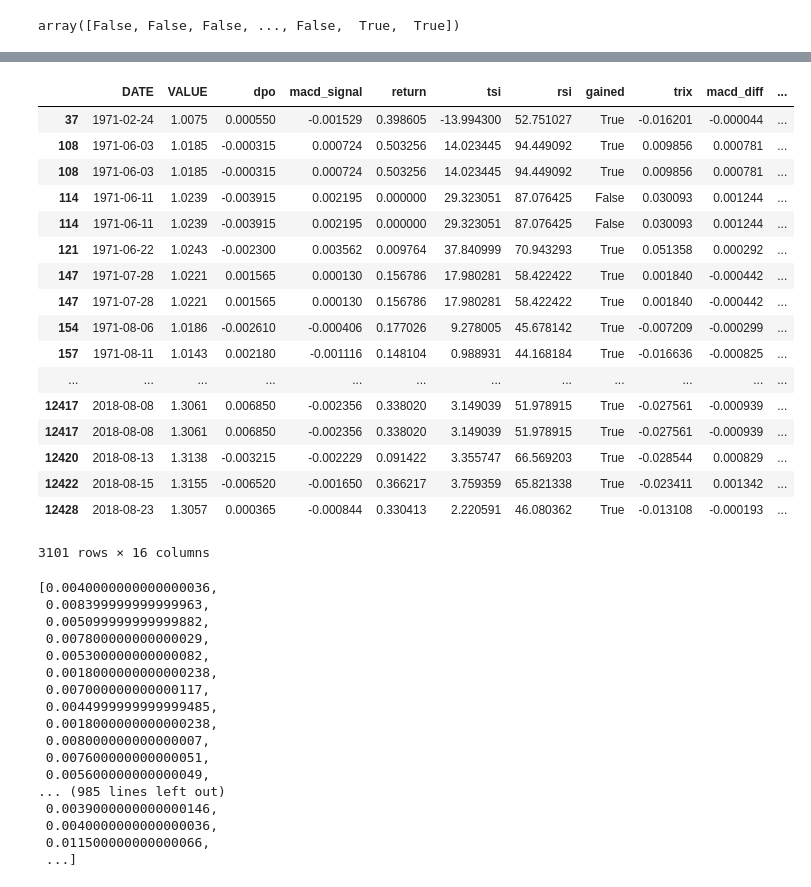
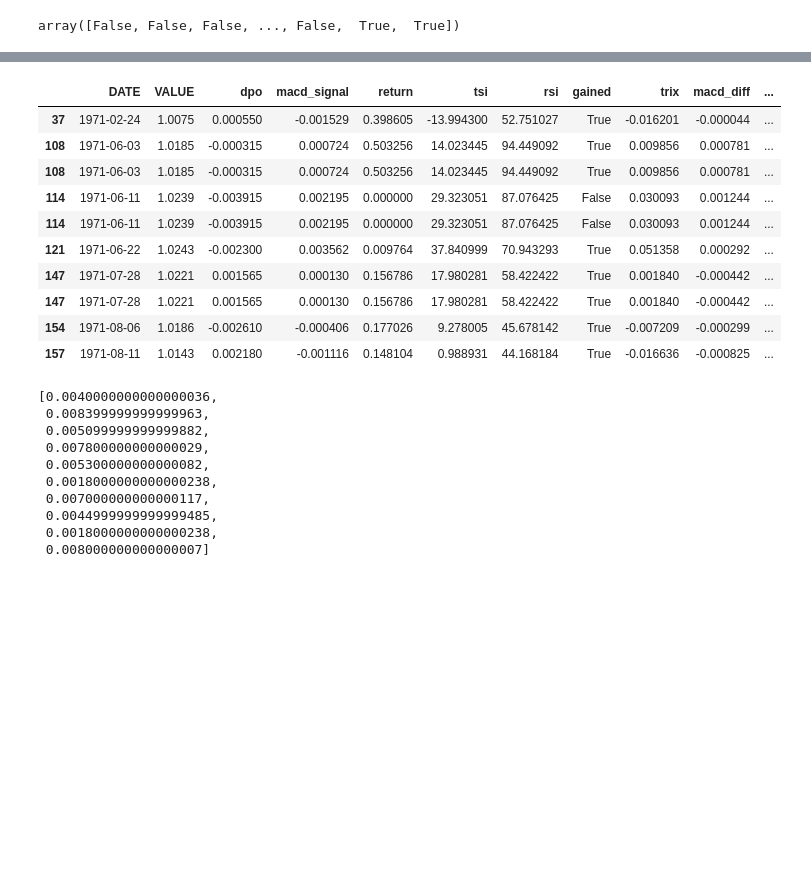
Before and after one commit to Angus-McLean/fxboys, a Jupyter notebook: DecisionTree.ipynb, the cells around one changed output, grey strips where cells are left out. Cells and saved outputs as stored; diff of their text form; code cells hidden in the pictures; blank space fills up the shorter version.

```diff
--- a/DecisionTree.ipynb
+++ b/DecisionTree.ipynb
@@ -205,28 +182,21 @@ usCa.loc[enters]
 # %%
 # Positions of sells
-usCa.loc[exits]
+usCa.loc[exits][:10]
 # %% [output]
 |  | DATE | VALUE | dpo | macd_signal | return | tsi | rsi | gained | trix | macd_diff | ... |
 | 37 | 1971-02-24 | 1.0075 | 0.000550 | -0.001529 | 0.398605 | -13.994300 | 52.751027 | True | -0.016201 | -0.000044 | ... |
 | 108 | 1971-06-03 | 1.0185 | -0.000315 | 0.000724 | 0.503256 | 14.023445 | 94.449092 | True | 0.009856 | 0.000781 | ... |
 | 108 | 1971-06-03 | 1.0185 | -0.000315 | 0.000724 | 0.503256 | 14.023445 | 94.449092 | True | 0.009856 | 0.000781 | ... |
 | 114 | 1971-06-11 | 1.0239 | -0.003915 | 0.002195 | 0.000000 | 29.323051 | 87.076425 | False | 0.030093 | 0.001244 | ... |
 | 114 | 1971-06-11 | 1.0239 | -0.003915 | 0.002195 | 0.000000 | 29.323051 | 87.076425 | False | 0.030093 | 0.001244 | ... |
 | 121 | 1971-06-22 | 1.0243 | -0.002300 | 0.003562 | 0.009764 | 37.840999 | 70.943293 | True | 0.051358 | 0.000292 | ... |
 | 147 | 1971-07-28 | 1.0221 | 0.001565 | 0.000130 | 0.156786 | 17.980281 | 58.422422 | True | 0.001840 | -0.000442 | ... |
 | 147 | 1971-07-28 | 1.0221 | 0.001565 | 0.000130 | 0.156786 | 17.980281 | 58.422422 | True | 0.001840 | -0.000442 | ... |
 | 154 | 1971-08-06 | 1.0186 | -0.002610 | -0.000406 | 0.177026 | 9.278005 | 45.678142 | True | -0.007209 | -0.000299 | ... |
 | 157 | 1971-08-11 | 1.0143 | 0.002180 | -0.001116 | 0.148104 | 0.988931 | 44.168184 | True | -0.016636 | -0.000825 | ... |
-| ... | ... | ... | ... | ... | ... | ... | ... | ... | ... | ... | ... |
-| 12417 | 2018-08-08 | 1.3061 | 0.006850 | -0.002356 | 0.338020 | 3.149039 | 51.978915 | True | -0.027561 | -0.000939 | ... |
-| 12417 | 2018-08-08 | 1.3061 | 0.006850 | -0.002356 | 0.338020 | 3.149039 | 51.978915 | True | -0.027561 | -0.000939 | ... |
-| 12420 | 2018-08-13 | 1.3138 | -0.003215 | -0.002229 | 0.091422 | 3.355747 | 66.569203 | True | -0.028544 | 0.000829 | ... |
-| 12422 | 2018-08-15 | 1.3155 | -0.006520 | -0.001650 | 0.366217 | 3.759359 | 65.821338 | True | -0.023411 | 0.001342 | ... |
-| 12428 | 2018-08-23 | 1.3057 | 0.000365 | -0.000844 | 0.330413 | 2.220591 | 46.080362 | True | -0.013108 | -0.000193 | ... |
-3101 rows × 16 columns
 # %%
 gains = list(map(lambda pos : usCa['VALUE'][pos[1]+offset]-usCa['VALUE'][pos[0]+offset], positions))
-gains
+gains[:10]
 # %% [output]
 [0.0040000000000000036,
  0.008399999999999963,
@@ -237,12 +207,5 @@ gains
  0.007000000000000117,
  0.0044999999999999485,
  0.0018000000000000238,
- 0.008000000000000007,
- 0.007600000000000051,
- 0.005600000000000049,
-... (985 lines left out)
- 0.0039000000000000146,
- 0.0040000000000000036,
- 0.011500000000000066,
- ...]
+ 0.008000000000000007]
 # %%
```
Also changed, not shown: parts of 7 cells of this notebook.
